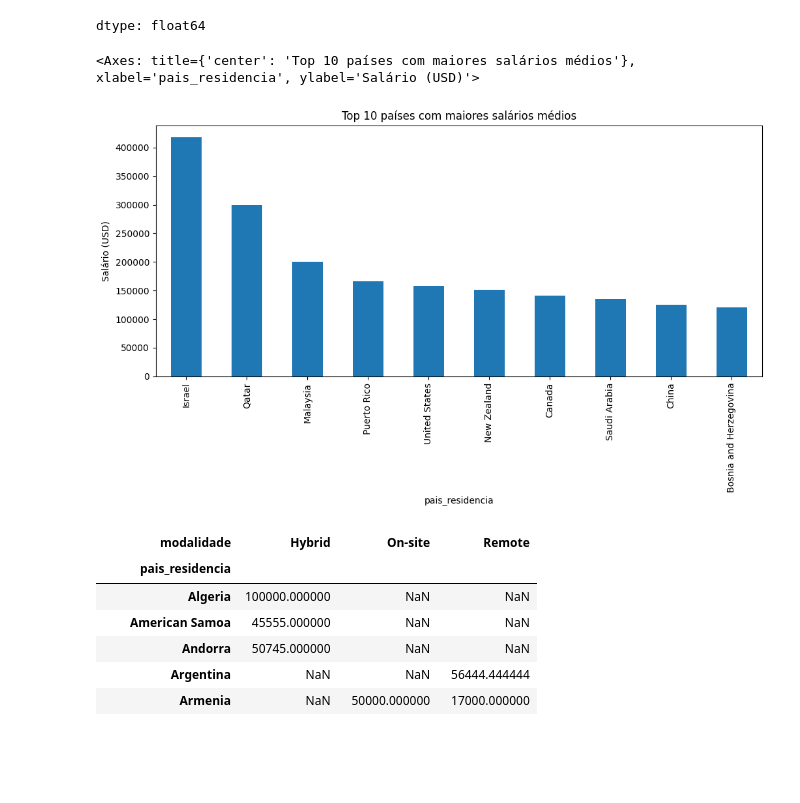
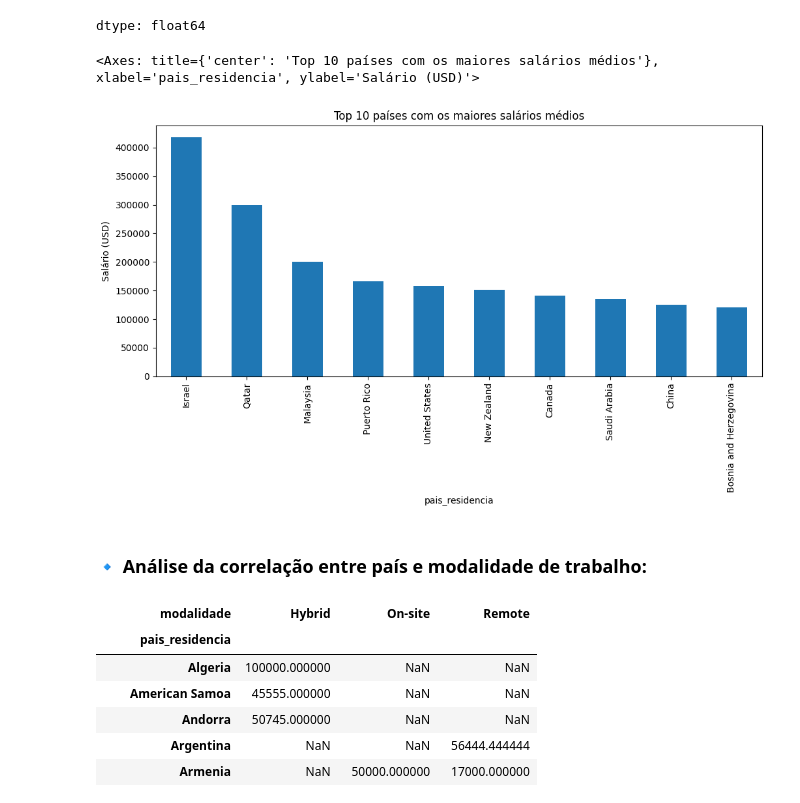
Before and after one commit to victorrp1502/grupo1_caixaverso, a Jupyter notebook: projeto_final_grupo_1.ipynb, the cells around one changed output. Saved outputs shown, nothing was run; the diff lists cells and outputs as text; code cells hidden in the pictures; blank space fills up the shorter version.

```diff
--- a/projeto_final_grupo_1.ipynb
+++ b/projeto_final_grupo_1.ipynb
@@ -236,17 +242,19 @@ salarios_pais.head(10)
 dtype: float64
 # %%
 # ================================
-# Gráfico dos Top 10
+# 2. Apresentar o gráfico dos 10 países com os maiores salários médios
 # ================================
 
 salarios_pais.head(10).plot(
     kind="bar",
     figsize=(12,5),
-    title="Top 10 países com maiores salários médios",
+    title="Top 10 países com os maiores salários médios",
     ylabel="Salário (USD)"
 )
 # %% [output]
-<Axes: title={'center': 'Top 10 países com maiores salários médios'}, xlabel='pais_residencia', ylabel='Salário (USD)'>
+<Axes: title={'center': 'Top 10 países com os maiores salários médios'}, xlabel='pais_residencia', ylabel='Salário (USD)'>
-[figure, old version]
+[figure, new version]
+# %% [markdown]
+### 🔹 Análise da correlação entre país e modalidade de trabalho:
 # %%
 # ================================
```
Also changed, not shown: parts of 33 cells of this notebook.
